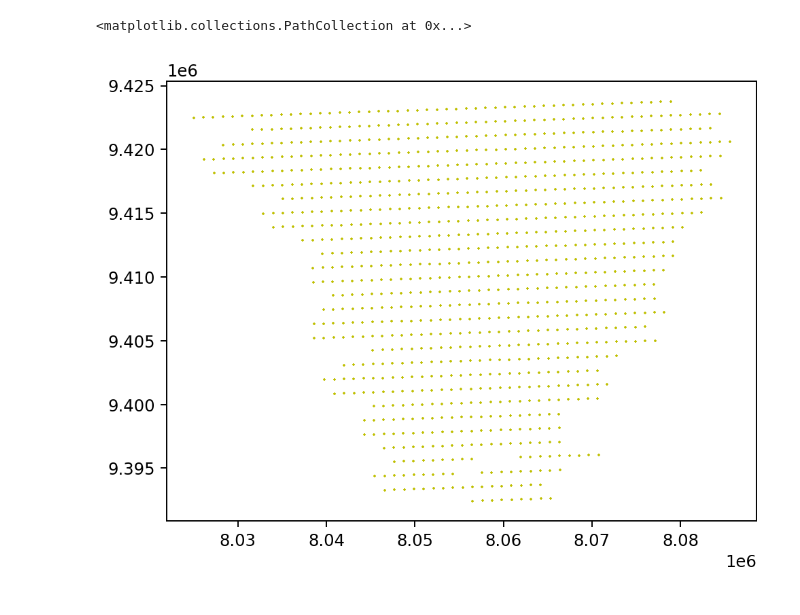
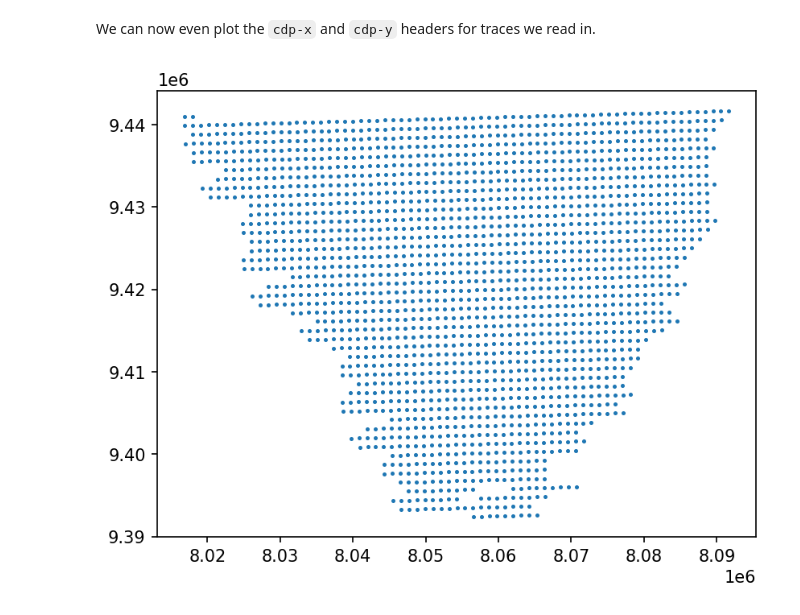
Before and after one commit to TGSAI/segy, a Jupyter notebook: examples/demo.ipynb, the cells around one changed output. Drawn from its saved outputs; the diff is of its cells as text; code cells hidden in the pictures.

```diff
--- a/examples/demo.ipynb
+++ b/examples/demo.ipynb
@@ -121,0 +116,31 @@ plt.imshow(trcs["data"].T, aspect="auto", vmin=-1, vmax=1, cmap="gray_r")
+# %%
+from segy_ninja.schema.header import (
+    TraceHeaderDescriptor,
+    HeaderFieldDescriptor,
+    BinaryHeaderDescriptor
+)
+
+custom_binary_hdr = BinaryHeaderDescriptor(
+    item_size=400,
+    offset=3200,
+    fields=[
+        HeaderFieldDescriptor(name="sample_interval", offset=16, format="int16"),
+        HeaderFieldDescriptor(name="samples_per_trace", offset=20, format="int16"),
+    ]
+)
+
+custom_trace_hdr = TraceHeaderDescriptor(
+    item_size=240,
+    fields=[
+        HeaderFieldDescriptor(name="inline", offset=16, format="int32"),
+        HeaderFieldDescriptor(name="crossline", offset=12, format="int32"),
+        HeaderFieldDescriptor(name="cdp-x", offset=80, format="int32"),
+        HeaderFieldDescriptor(name="cdp-y", offset=84, format="int32"),
+    ]
+)
+
+segy_descr = open_rev1(
+    path,
+    binary_file_header=custom_binary_hdr,
+    trace_header_descriptor=custom_trace_hdr,
+)
@@ -121,0 +170,5 @@ plt.imshow(trcs["data"].T, aspect="auto", vmin=-1, vmax=1, cmap="gray_r")
+# %%
+with fsspec.open(path, mode="rb") as fp:
+    text_hdr = segy_descr.text_file_header.read(fp)
+    bin_hdr = segy_descr.binary_file_header.read(fp)
+    trcs = segy_descr.traces.read(fp, 2_000)
@@ -121,0 +181,3 @@ plt.imshow(trcs["data"].T, aspect="auto", vmin=-1, vmax=1, cmap="gray_r")
+# %%
+df = pd.DataFrame(trcs["header"], copy=False)
+df
@@ -122,7 +198,7 @@ plt.imshow(trcs["data"].T, aspect="auto", vmin=-1, vmax=1, cmap="gray_r")
+# %% [markdown]
+We can now even plot the `cdp-x` and `cdp-y` headers for traces we read in.
 # %%
-plt.figure(dpi=175)
-plt.scatter(df["cdp-x"], df["cdp-y"], s=1, marker="+", c="y")
-# plt.scatter(df["inline"], df["crossline"], s=1, marker="*", c="r")
+plt.figure(dpi=150)
+plt.scatter(df["cdp-x"], df["cdp-y"], s=2);
 # %% [output]
-<matplotlib.collections.PathCollection at 0x...>
-[figure, old version]
+[figure, new version]
```
Also changed, not shown: parts of 24 cells of this notebook.
